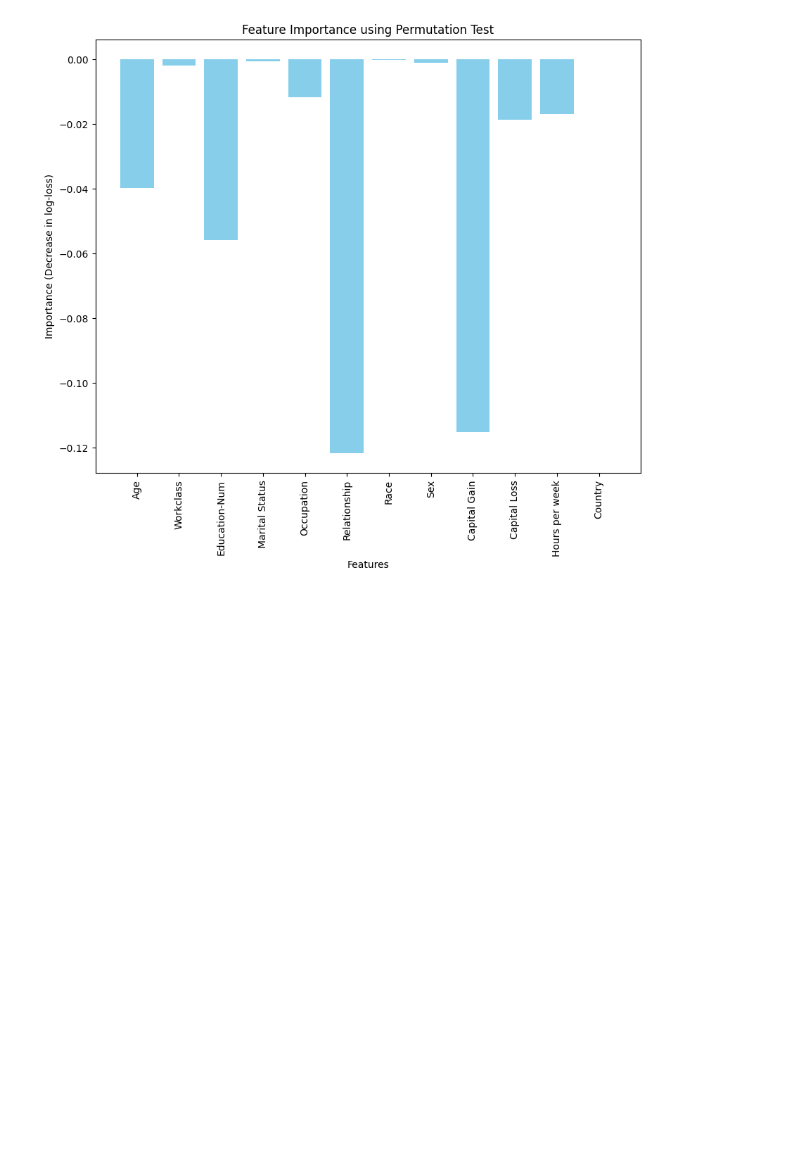
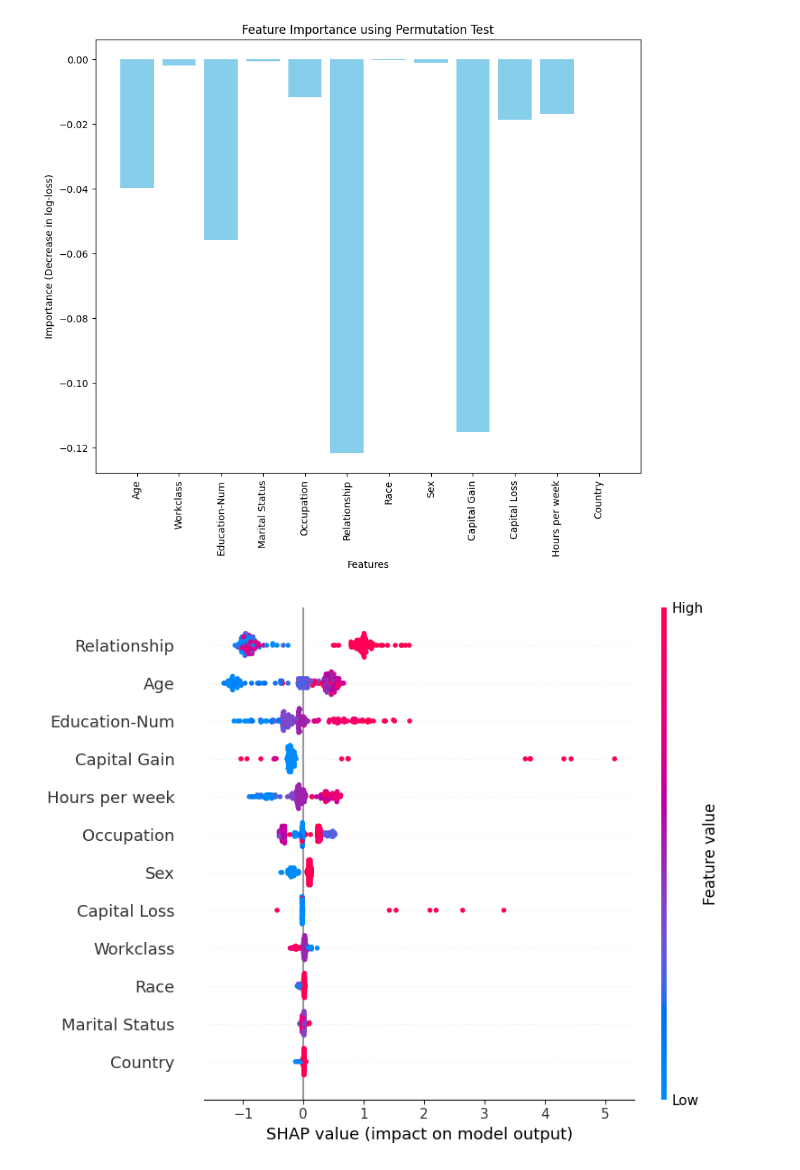
Before and after one commit to manya28/Explainable-AI, a Jupyter notebook: XAI 599 HW1.ipynb, the cells around one changed output. Cells and saved outputs as stored; diff of their text form; code cells hidden in the pictures; blank space fills up the shorter version.

```diff
--- a/XAI 599 HW1.ipynb
+++ b/XAI 599 HW1.ipynb
@@ -153,0 +156,11 @@ plt.show()
+# %%
+# TreeSHAP example
+
+baselines = X_test[-100:]
+explicands = X_test[:200]
+explainer_tree = shap.TreeExplainer (clf, baselines)
+attributions_tree = explainer_tree.shap_values (explicands)
+# %%
+shap.summary_plot (attributions_tree , explicands)
+# %% [output]
+[figure, added]
```
Also changed, not shown: parts of 11 cells of this notebook.
